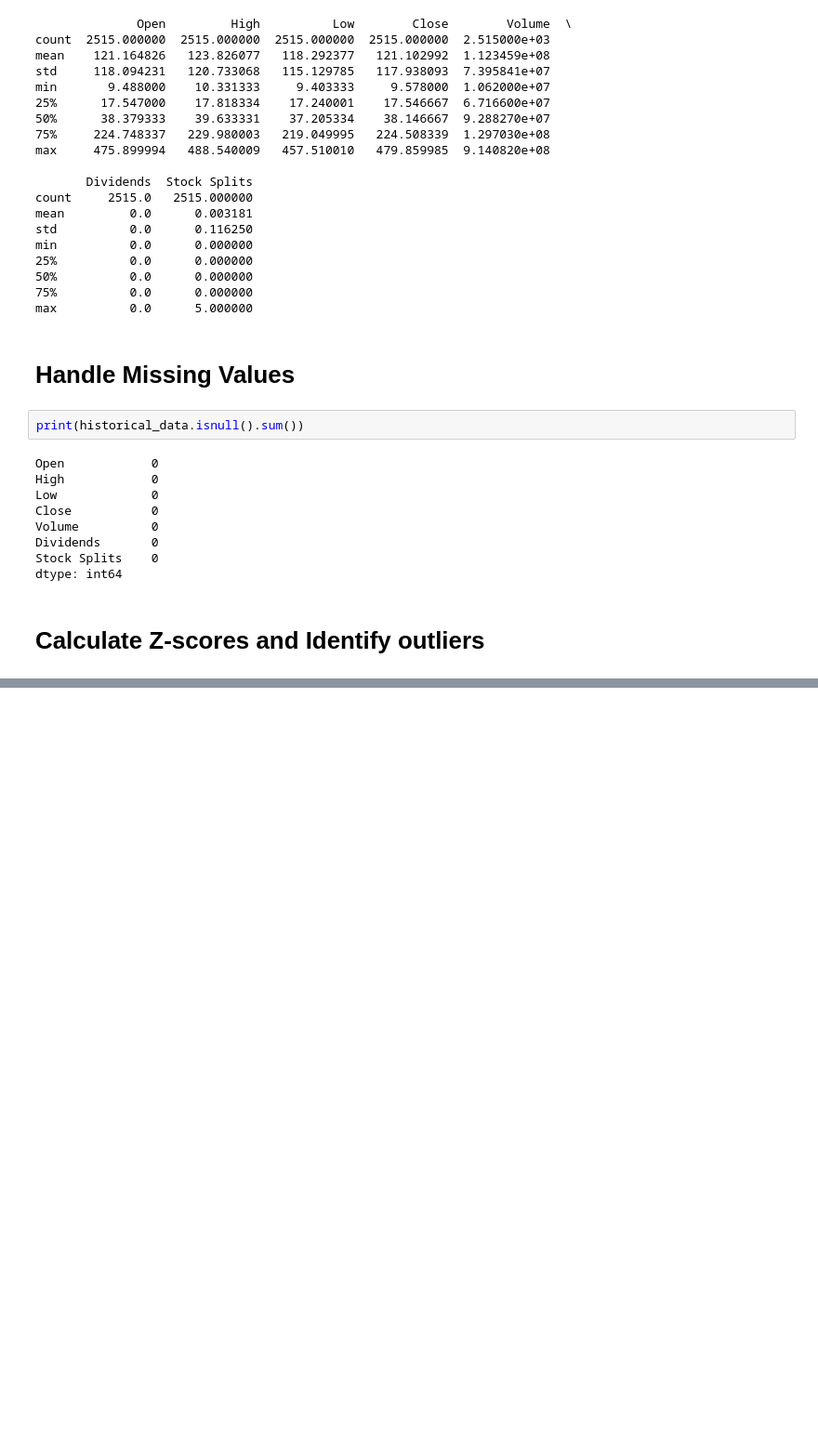
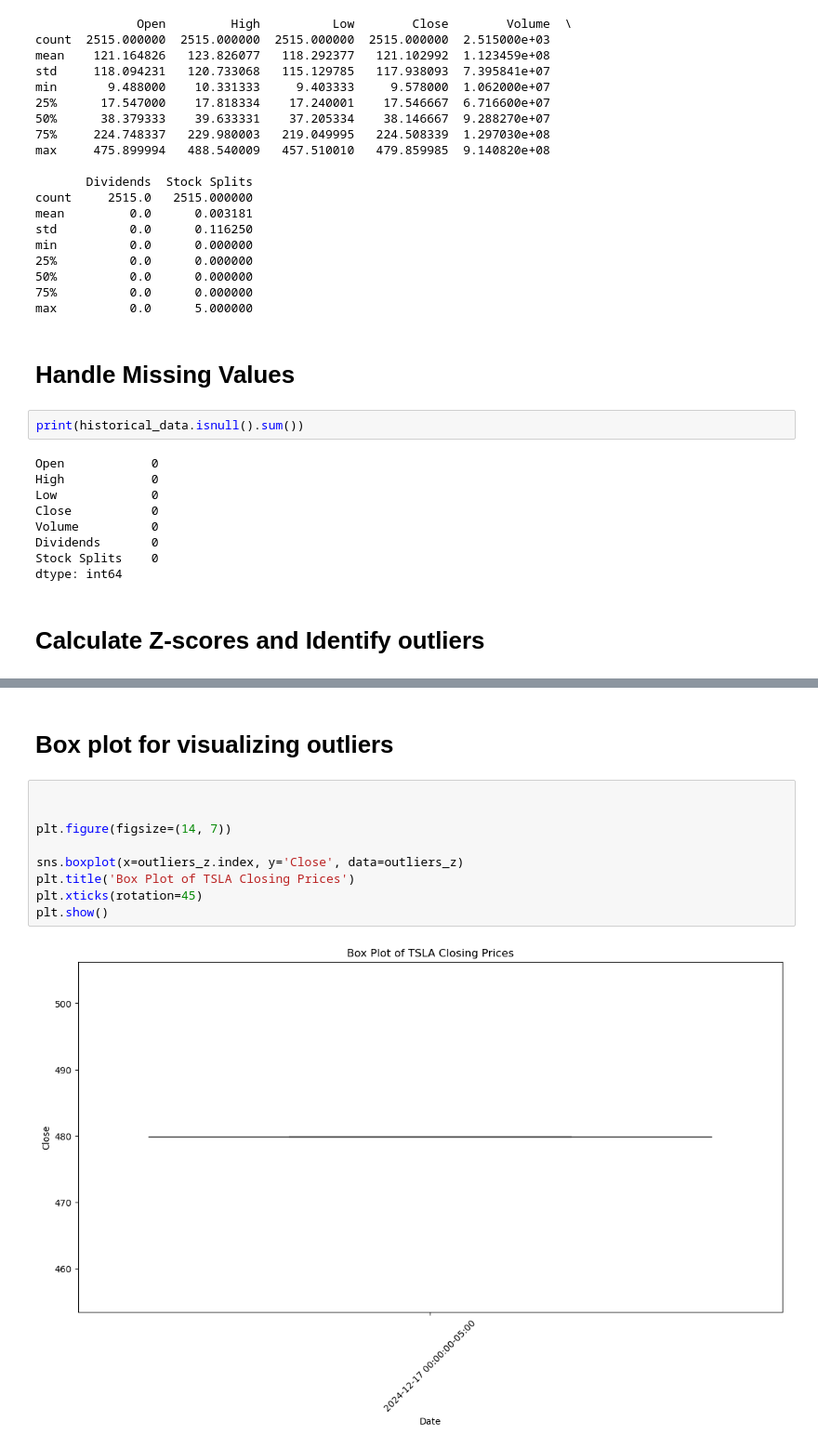
Before and after one commit to erisimasol/Week-11-KAIM-10X, a Jupyter notebook: Notebook/Week-11-Task.ipynb, the cells around one changed output, grey strips where cells are left out. Shown at 93% size. Saved outputs shown, nothing was run; the diff lists cells and outputs as text; blank space fills up the shorter version.

Commit message:
Box plot for visualizing outliers

```diff
--- a/Notebook/Week-11-Task.ipynb
+++ b/Notebook/Week-11-Task.ipynb
@@ -172,0 +183,13 @@ outliers_z = historical_data[(historical_data['Z-Score'] > 3) | (historical_data
+# %% [markdown]
+# Box plot for visualizing outliers
+# %%
+
+
+plt.figure(figsize=(14, 7))
+
+sns.boxplot(x=outliers_z.index, y='Close', data=outliers_z)
+plt.title('Box Plot of TSLA Closing Prices')
+plt.xticks(rotation=45)
+plt.show()
+# %% [output]
+[figure, added]
```
Also changed, not shown: parts of 1 cell of this notebook.
